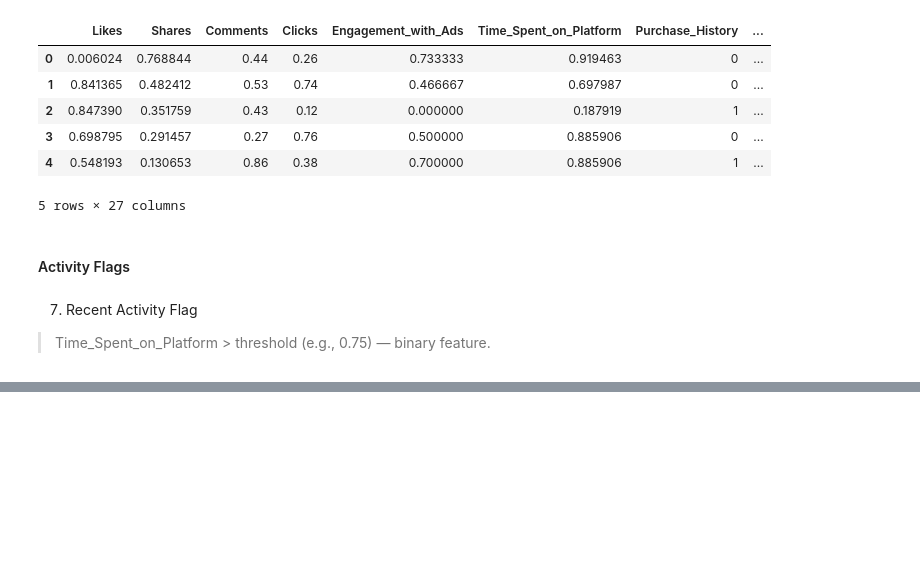
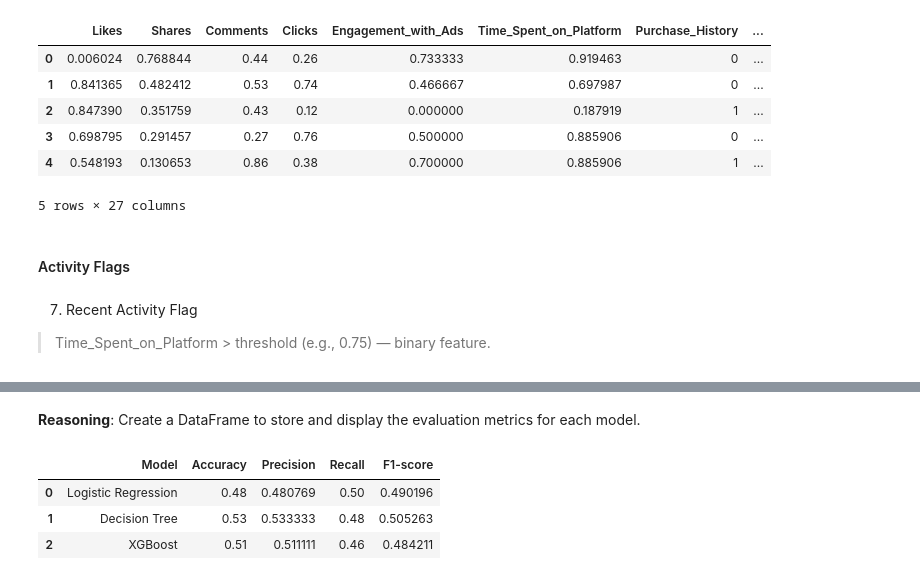
Before and after one commit to aminayusif/PurchaseIQ, a Jupyter notebook: EngageIQ_Predictive_Marketing.ipynb, the cells around one changed output, grey strips where cells are left out. Cells and saved outputs as stored; diff of their text form; code cells hidden in the pictures; blank space fills up the shorter version.

```diff
--- a/EngageIQ_Predictive_Marketing.ipynb
+++ b/EngageIQ_Predictive_Marketing.ipynb
@@ -262,0 +485,25 @@ data['Recent_Activity_Flag'] = (data['Time_Spent_on_Platform'] > 0.75).astype(in
+# %%
+from xgboost import XGBClassifier
+from sklearn.metrics import accuracy_score, precision_score, recall_score, f1_score
+
+# Instantiate XGBoost model
+xgb_model = XGBClassifier(use_label_encoder=False, eval_metric='logloss', random_state=42)
+
+# Train the model
+xgb_model.fit(X_train, y_train)
+
+# Make predictions
+y_pred_xgb = xgb_model.predict(X_test)
+
+# Evaluate the model
+accuracy_xgb = accuracy_score(y_test, y_pred_xgb)
+precision_xgb = precision_score(y_test, y_pred_xgb)
+recall_xgb = recall_score(y_test, y_pred_xgb)
+f1_xgb = f1_score(y_test, y_pred_xgb)
+
+# Print evaluation metrics
+print("XGBoost Performance:")
+print(f"Accuracy: {accuracy_xgb:.4f}")
+print(f"Precision: {precision_xgb:.4f}")
+print(f"Recall: {recall_xgb:.4f}")
+print(f"F1-score: {f1_xgb:.4f}")
@@ -262,0 +524,19 @@ data['Recent_Activity_Flag'] = (data['Time_Spent_on_Platform'] > 0.75).astype(in
+# %% [markdown]
+**Reasoning**:
+Create a DataFrame to store and display the evaluation metrics for each model.
+# %%
+metrics_data = {
+    'Model': ['Logistic Regression', 'Decision Tree', 'XGBoost'],
+    'Accuracy': [accuracy_log_reg, accuracy_dt, accuracy_xgb],
+    'Precision': [precision_log_reg, precision_dt, precision_xgb],
+    'Recall': [recall_log_reg, recall_dt, recall_xgb],
+    'F1-score': [f1_log_reg, f1_dt, f1_xgb]
+}
+
+metrics_df = pd.DataFrame(metrics_data)
+display(metrics_df)
+# %% [output]
+|  | Model | Accuracy | Precision | Recall | F1-score |
+| 0 | Logistic Regression | 0.48 | 0.480769 | 0.50 | 0.490196 |
+| 1 | Decision Tree | 0.53 | 0.533333 | 0.48 | 0.505263 |
+| 2 | XGBoost | 0.51 | 0.511111 | 0.46 | 0.484211 |
```
Also changed, not shown: parts of 43 cells of this notebook.
